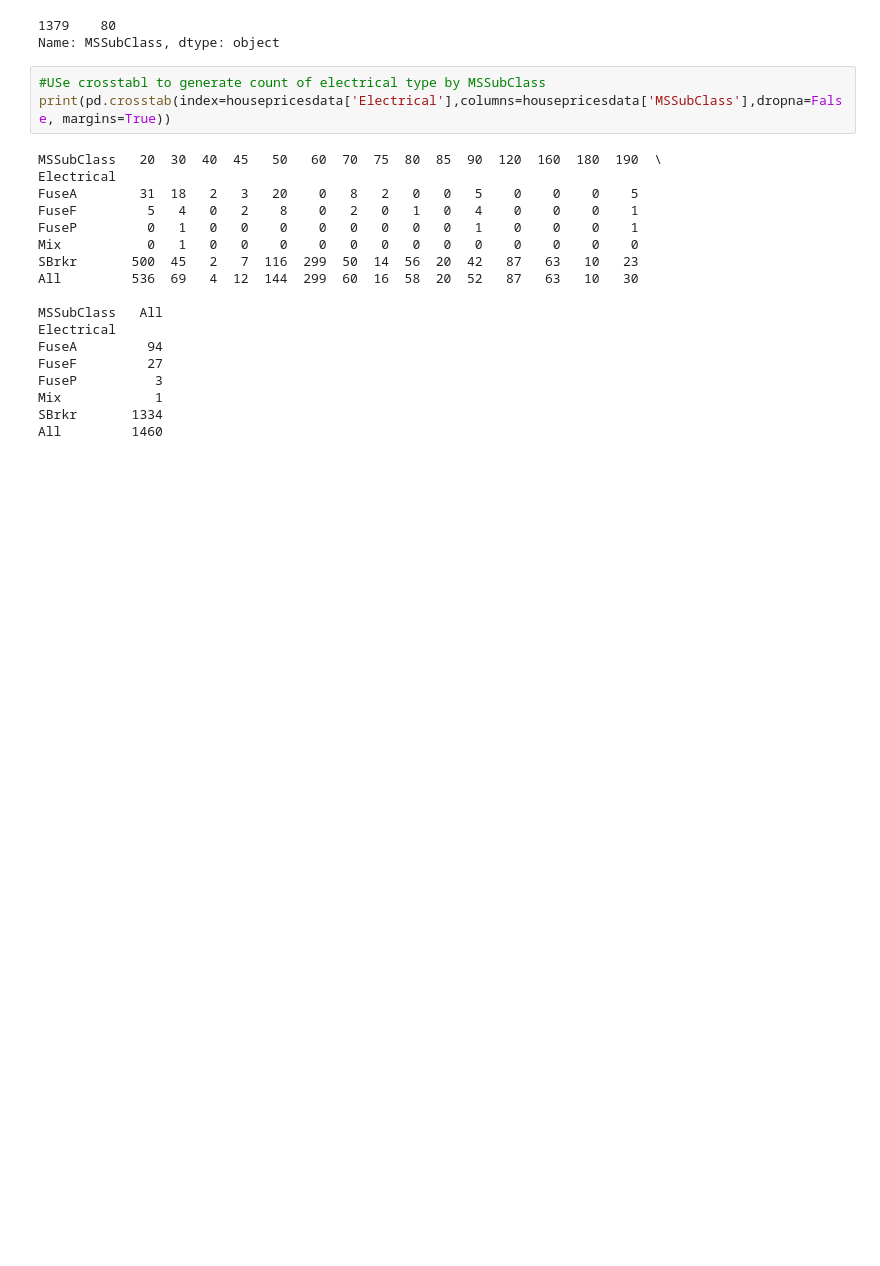
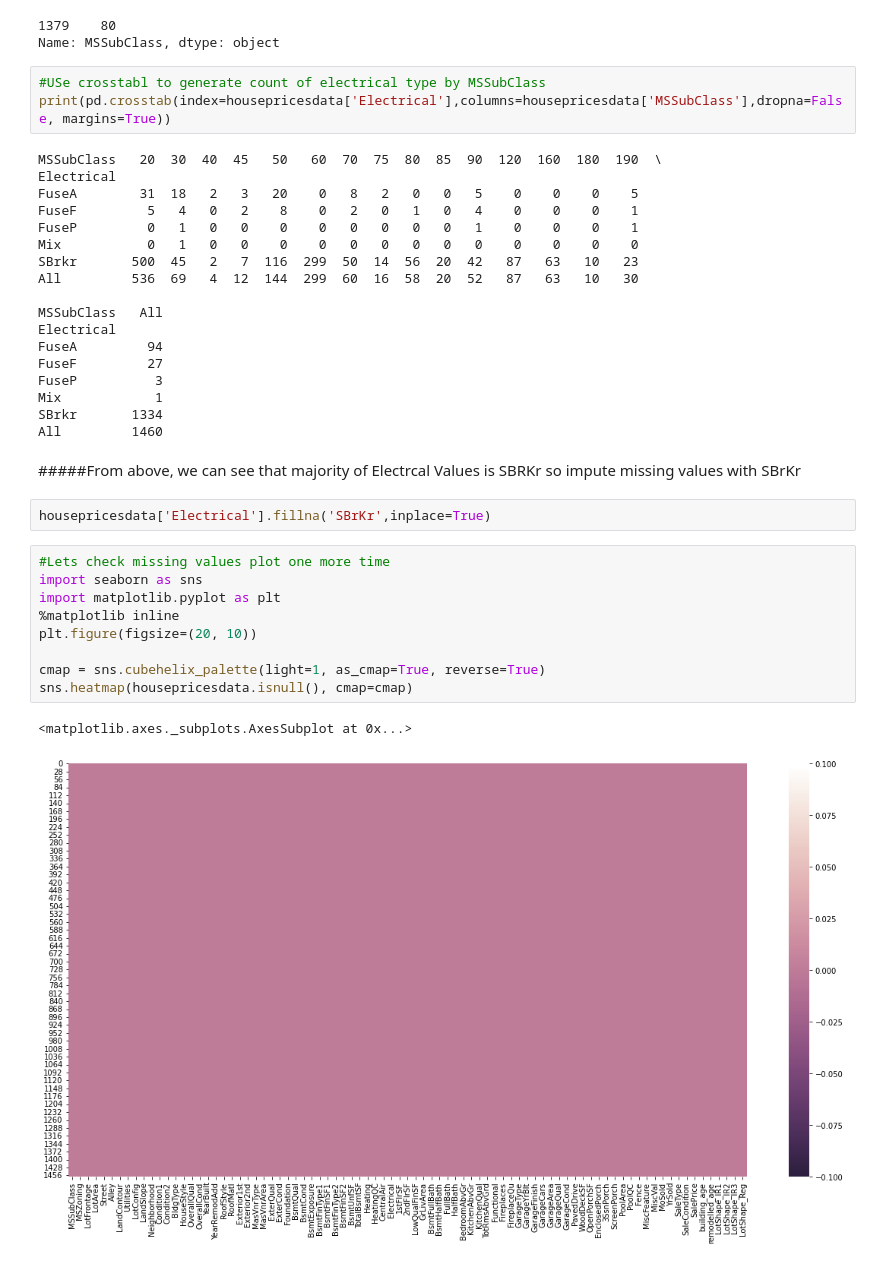
Before and after one commit to Chirag314/HousePrices, a Jupyter notebook: HousePrices.ipynb, the cells around one changed output. Drawn from its saved outputs; the diff is of its cells as text; blank space fills up the shorter version.

```diff
--- a/HousePrices.ipynb
+++ b/HousePrices.ipynb
@@ -365,3 +365,19 @@ FuseP          3
 Mix            1
 SBrkr       1334
 All         1460
+# %% [markdown]
+#####From above, we can see that majority of Electrcal Values is SBRKr so impute missing values with SBrKr
+# %%
+housepricesdata['Electrical'].fillna('SBrKr',inplace=True)
+# %%
+#Lets check missing values plot one more time
+import seaborn as sns
+import matplotlib.pyplot as plt
+%matplotlib inline
+plt.figure(figsize=(20, 10))
+
+cmap = sns.cubehelix_palette(light=1, as_cmap=True, reverse=True)
+sns.heatmap(housepricesdata.isnull(), cmap=cmap)
+# %% [output]
+<matplotlib.axes._subplots.AxesSubplot at 0x...>
+[figure, added]
```
Also changed, not shown: parts of 3 cells of this notebook.
